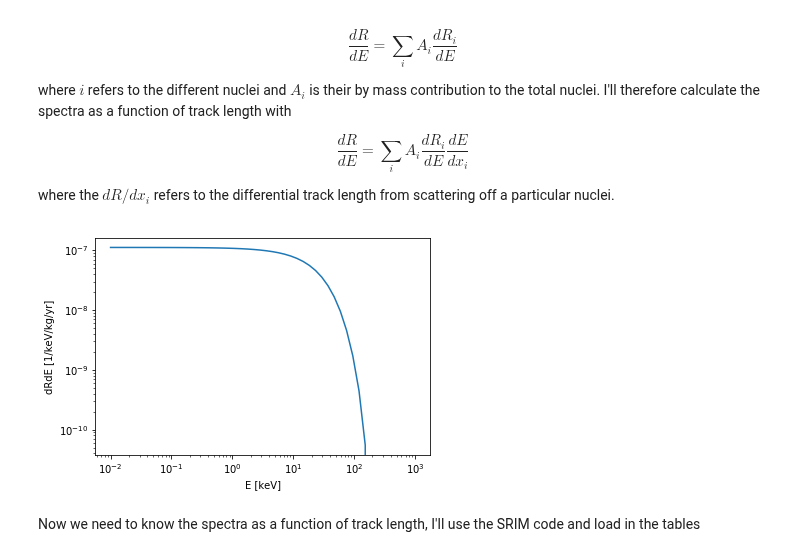
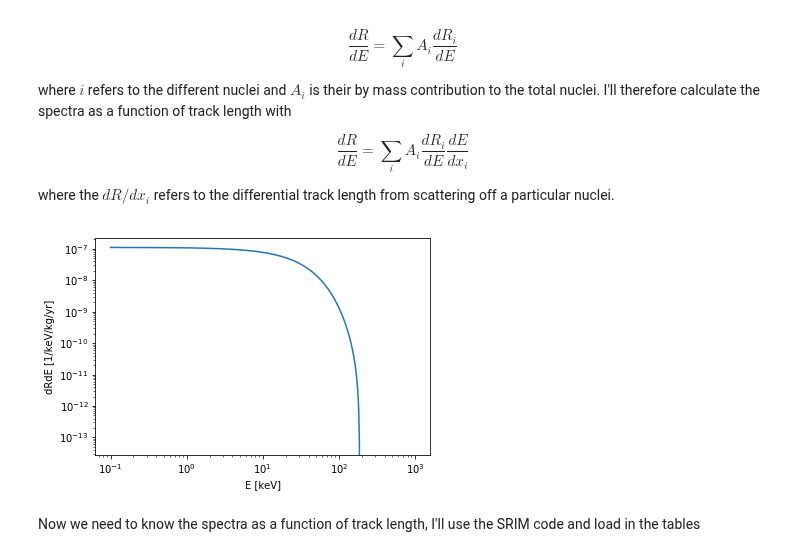
Before and after one commit to tedwards2412/paleo_detectors, a Jupyter notebook: Notebooks/Spectral_lim.ipynb, the cells around one changed output. Cells and saved outputs as stored; diff of their text form; code cells hidden in the pictures.

```diff
--- a/Notebooks/Spectral_lim.ipynb
+++ b/Notebooks/Spectral_lim.ipynb
@@ -26,27 +26,27 @@ where the $dR/dx_i$ refers to the differential track length from scattering off
 # %%
 # Zabuyelite is Li2CO3 therefore we need to some over several elements to get the signal
 # Here we give the number of protons and neutrons in lithium, carbon, and oxygen
 # in that order
 nuclei_Zab = ["Li", "C", "O"]
 Zab_abun = np.array([0.189,0.162,0.649])
 Zab_p = np.array([3,6,8])
 Zab_n = np.array([4,6,8])
 
 def dRdE_Zab(E, sigma, m):
     # E in keV, sigma in cm^2, mass in GeV
     dRdE = np.zeros_like(E)
     for i, ratio in enumerate(Zab_abun):
         dRdE += ratio*DMU.dRdE_standard(E, Zab_p[i], Zab_n[i], m, sigma)
     return dRdE
 
-E_list = np.logspace(-2, 3, 50) # keV
+E_list = np.logspace(-1, 3, 500) # keV
 dRdE = dRdE_Zab(E_list, 1e-45, 500)
 plt.loglog(E_list,dRdE)
 plt.ylabel("dRdE [1/keV/kg/yr]")
 plt.xlabel("E [keV]")
 plt.show()
 # %% [output]
-[figure, old version]
+[figure, new version]
 # %% [markdown]
 Now we need to know the spectra as a function of track length, I'll use the SRIM code and load in the tables
 # %%
```
Also changed, not shown: parts of 4 cells of this notebook.
